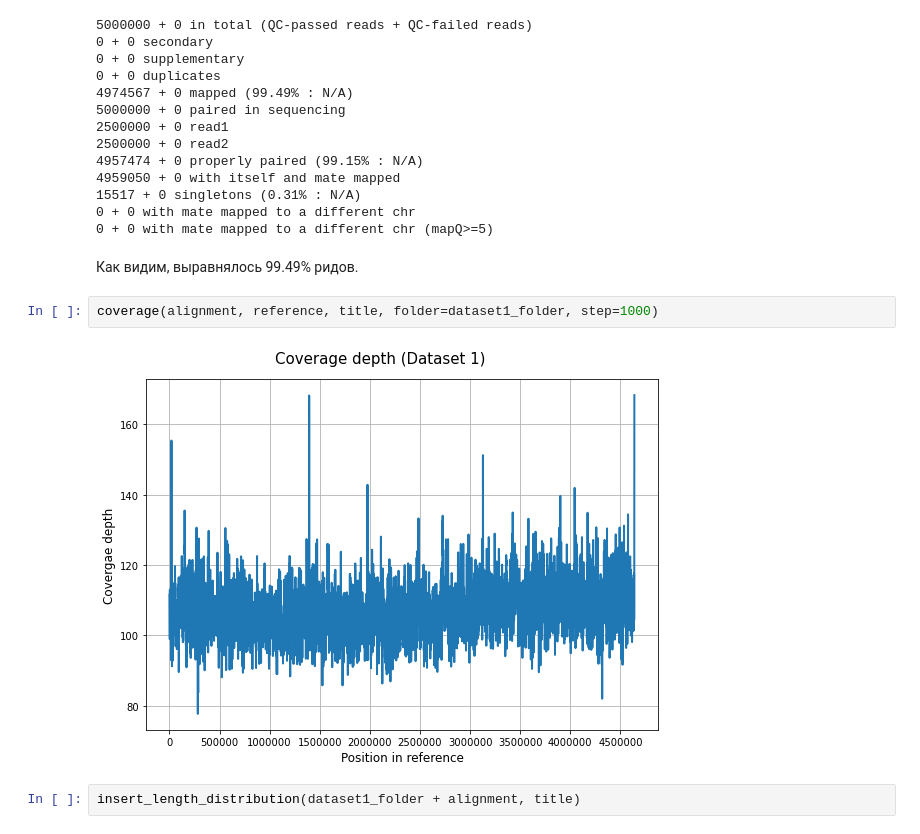
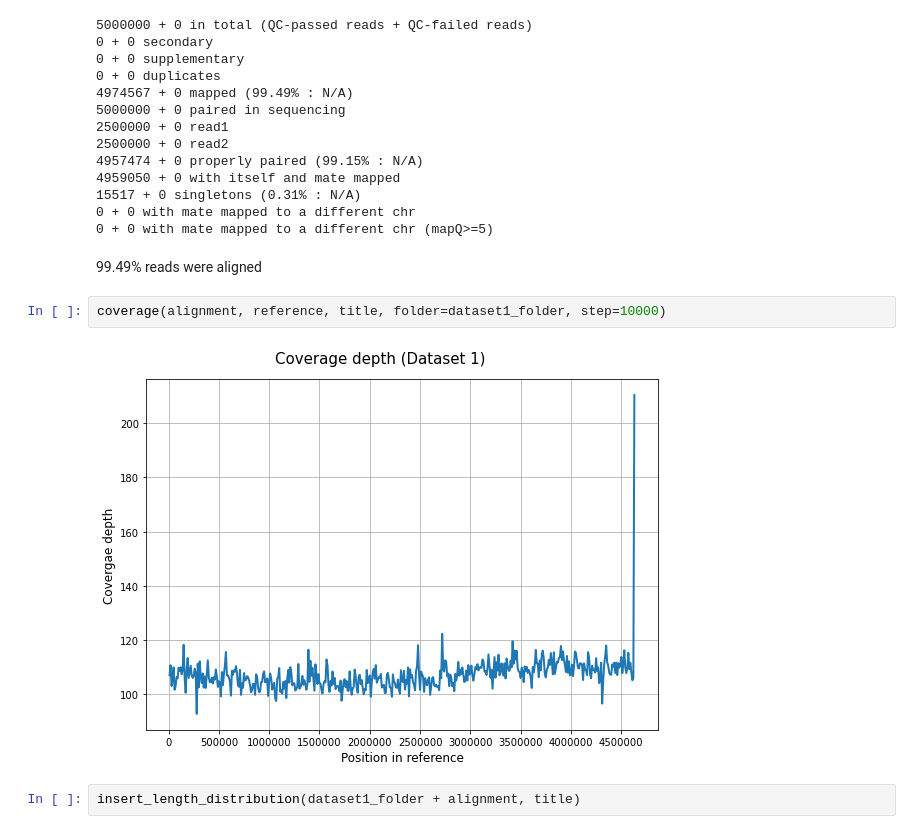
Before and after one commit to iam28th/BI-alg-bioinformatics, a Jupyter notebook: NGS_DA/HW2.ipynb, the cells around one changed output. Cells and saved outputs as stored; diff of their text form.

Commit message:
fix coverage

```diff
--- a/NGS_DA/HW2.ipynb
+++ b/NGS_DA/HW2.ipynb
@@ -429,12 +429,12 @@ proc_output(subprocess.run([
 15517 + 0 singletons (0.31% : N/A)
 0 + 0 with mate mapped to a different chr
 0 + 0 with mate mapped to a different chr (mapQ>=5)
-# %% [markdown]
-Как видим, выравнялось 99.49% ридов.
+# %% [markdown]
+99.49% reads were aligned
 # %%
-coverage(alignment, reference, title, folder=dataset1_folder, step=1000)
+coverage(alignment, reference, title, folder=dataset1_folder, step=10000)
 # %% [output]
-[figure, old version]
+[figure, new version]
 # %%
 insert_length_distribution(dataset1_folder + alignment, title)
 # %% [output]
```
Also changed, not shown: parts of 2 cells of this notebook.
